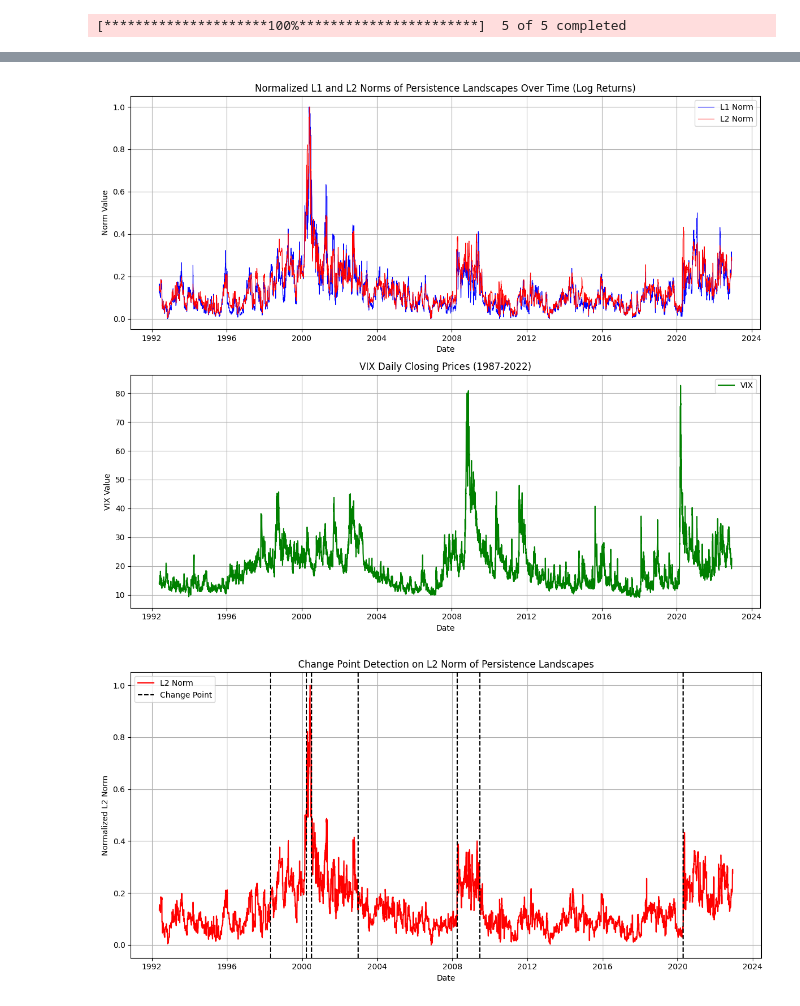
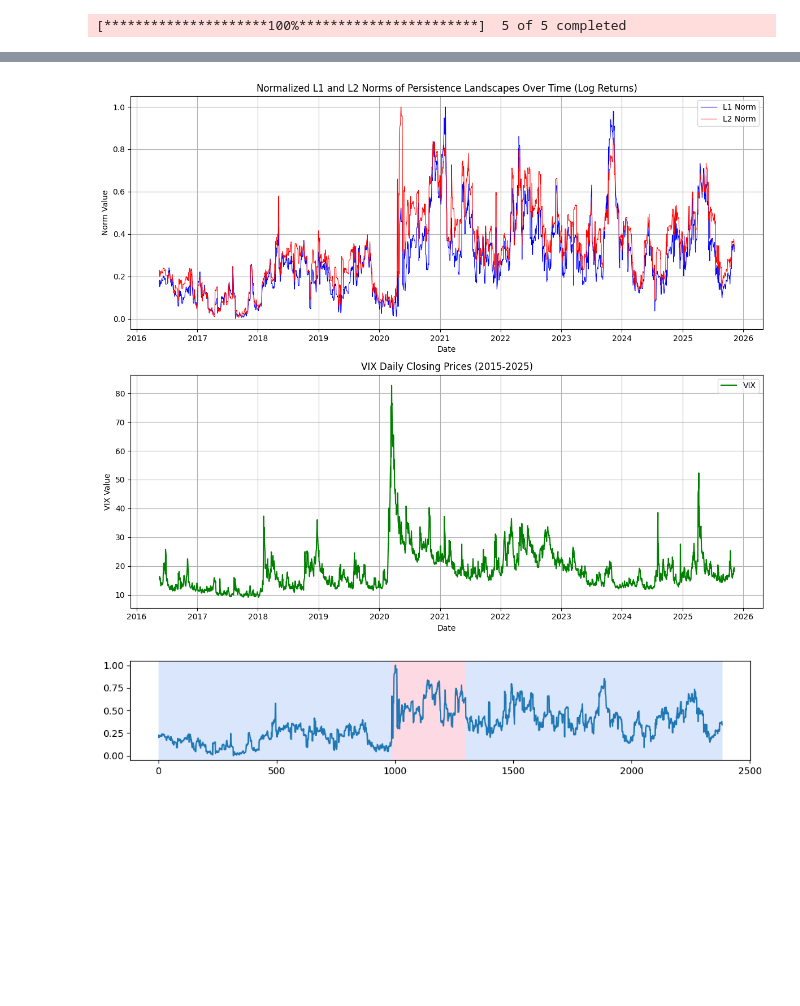
Before and after one commit to eliottprdlx/tda_finance, a Jupyter notebook: experiments.ipynb, the cells around one changed output, grey strips where cells are left out. Saved outputs shown, nothing was run; the diff lists cells and outputs as text; code cells hidden in the pictures; blank space fills up the shorter version.

Commit message:
more plots + cleaning

```diff
--- a/experiments.ipynb
+++ b/experiments.ipynb
@@ -251,0 +375,28 @@ plt.show()
+# %%
+# employ the 500 days rolling window with the sliding step of one day to calculate the variance, the average spectral density at low frequencies and the firstlag of the auto-correlation function (ACF) of the L2 norm for 250 trading days prior to the date of a market crash
+
+import statsmodels.api as sm
+from scipy.signal import welch
+
+window_size = 500
+variances = []
+avg_spectral_densities = []
+firstlags = []
+
+for i in tqdm(range(window_size, len(l2_norms_returns))):
+    window = pd.Series(l2_norms_returns[i-window_size:i])
+
+    # Variance
+    variance = window.var()
+    variances.append(variance)
+
+    # Average spectral density at low frequencies
+    f, Pxx = welch(window.values, fs=1.0)
+    low_freq_indices = f < 0.1
+    avg_spectral_density = Pxx[low_freq_indices].mean()
+    avg_spectral_densities.append(avg_spectral_density)
+
+    # First lag of the Auto-Correlation Function (ACF)
+    acf_values = sm.tsa.acf(window.values, nlags=1, fft=True)
+    firstlag = acf_values[1].mean()
+    firstlags.append(firstlag)
@@ -255,7 +427,7 @@ plt.show()
 # We analyze the daily time series of four major US stock market indices: S&P 500, DJIA, NASDAQ, Russel 2000? and VIX between December 23, 1987 and December 08, 2016 (7301 trading days). The times series data were downloaded from Yahoo Finance
 
 tickers = ['^GSPC', '^DJI', '^IXIC', '^RUT', '^VIX']
-data = yf.download(tickers, start='1987-12-23', end='2022-12-08')['Close']
+data = yf.download(tickers, start='2015-12-23', end='2025-11-08')['Close']
 # %% [output]
 [*********************100%***********************]  5 of 5 completed
 # %%
@@ -283,6 +455,6 @@ plt.show()
 # %%
 # calculate log returns for all tickers except VIX
-log_returns = np.log(data[tickers[:-1]] / data[tickers[:-1]].shift(1)).dropna()
+log_returns = np.log(data[tickers[:-1]] / data[tickers[:-1]].shift(1)).fillna(0)
 # %%
 from tqdm import tqdm
 import gudhi.representations as grepr
@@ -332,7 +502,7 @@ plt.legend()
 plt.grid()
 plt.axes2 = plt.subplot(2, 1, 2)
 plt.plot(dates[w:], data.loc[dates[w:], '^VIX'], label='VIX', color='green')
-plt.title("VIX Daily Closing Prices (1987-2022)")
+plt.title("VIX Daily Closing Prices (2015-2025)")
 plt.xlabel("Date")
 plt.ylabel("VIX Value")
 plt.legend()
@@ -340,7 +510,7 @@ plt.grid()
 plt.tight_layout()
 plt.show()
 # %% [output]
-[figure, old version]
+[figure, new version]
 # %%
 # use the library ruptures to detect change points in the L2 norm time series.
 import ruptures as rpt
@@ -348,22 +518,13 @@ import ruptures as rpt
 l2_signal = l2_norms_returns.reshape(-1, 1)
 model = "l2"
 algo = rpt.Pelt(model=model).fit(l2_signal)
-result = algo.predict(pen=3)
+result = algo.predict(pen=4)
 # %%
 # plot the change points on the L2 norm time series
-plt.figure(figsize=(12, 6))
-plt.plot(dates[w:], l2_norms_returns, label='L2 Norm', color='red')
-for cp in result[:-1]:
-    plt.axvline(x=dates[w+cp], color='black', linestyle='--', label='Change Point' if cp == result[0] else "")
-plt.title("Change Point Detection on L2 Norm of Persistence Landscapes")
-plt.xlabel("Date")
-plt.ylabel("Normalized L2 Norm")
-plt.legend()
-plt.grid()
-plt.tight_layout()
+rpt.display(l2_signal, result)
 plt.show()
 # %% [output]
-[figure, old version]
+[figure, new version]
 # %%
 # find the dates of the detected change points
 change_point_dates = [dates[w + cp] for cp in result[:-1]]
```
Also changed, not shown: parts of 19 cells of this notebook.
